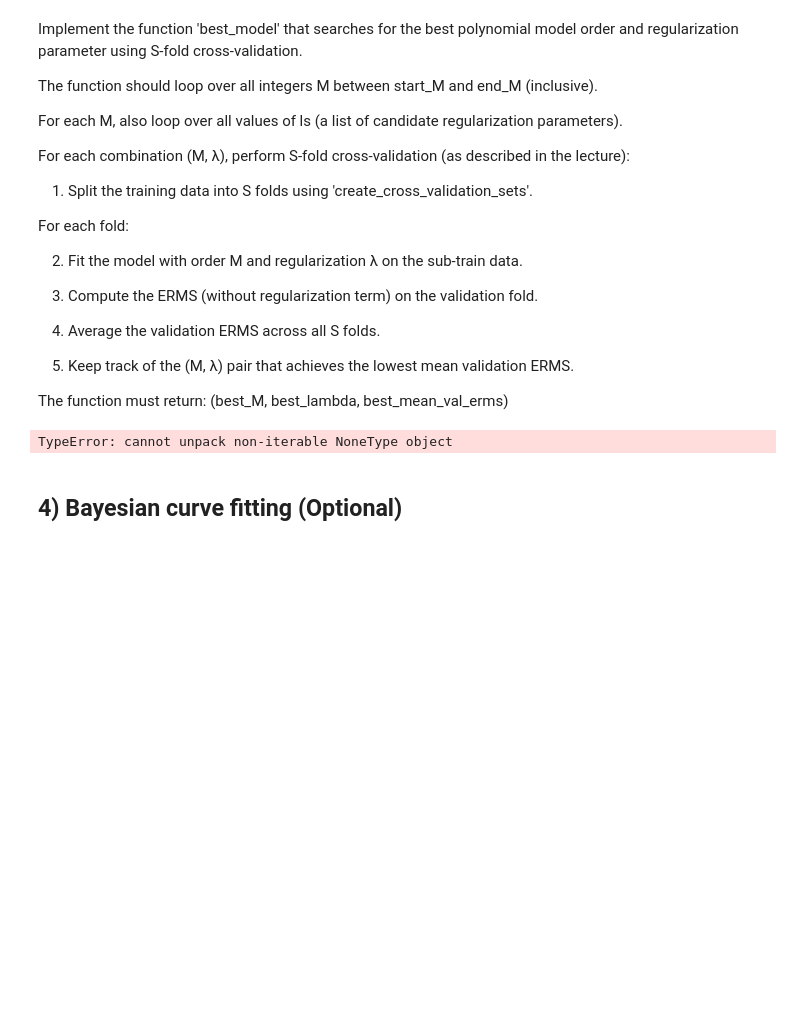
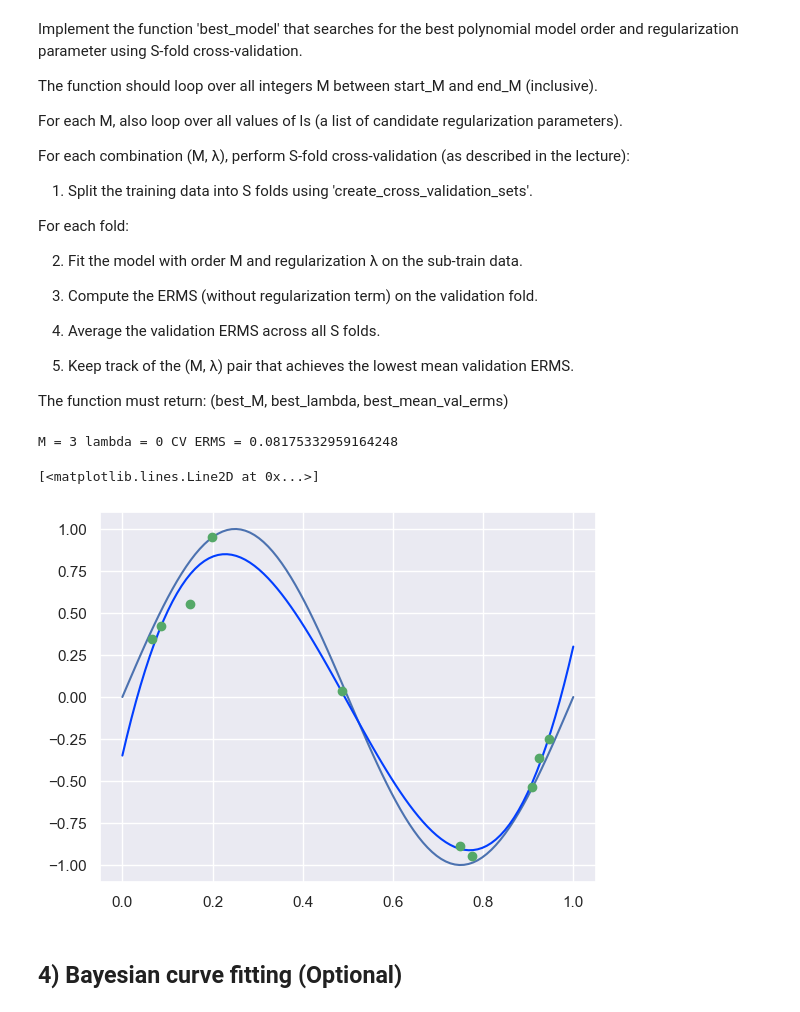
Before and after one commit to fglima04/AU-SLML2025-Weekly-Programming-Exercises-Fork, a Jupyter notebook: Exercises/02-polynomial-curve-fitting-and-decision-theory/exercise-2.ipynb, the cells around one changed output. Drawn from its saved outputs; the diff is of its cells as text; code cells hidden in the pictures; blank space fills up the shorter version.

```diff
--- a/Exercises/02-polynomial-curve-fitting-and-decision-theory/exercise-2.ipynb
+++ b/Exercises/02-polynomial-curve-fitting-and-decision-theory/exercise-2.ipynb
@@ -313,28 +339,44 @@ For each fold:
 The function must return: (best_M, best_lambda, best_mean_val_erms)
 # %%
 def best_model(start_M, end_M, ls, sets):
-    """
-    Grid-search over M in [start_M, end_M] and lambdas in ls using the
-    provided cross-validation 'sets' (list of (x_sub, y_sub, x_val, y_val)).
+    best_mean_val_erms = float('inf')
+    best_M = None
+    best_lambda = None
 
-    Returns:
-        (best_M, best_lambda, best_mean_val_erms)
-    """
-    pass
+    for M in range(start_M, end_M + 1):
+        for lam in ls:
+            fold_erms = []
+            for x_sub_train, y_sub_train, x_val, y_val in sets:
 
+                weights = optimial_weights_regularization(x_sub_train, y_sub_train, M, lam)
+
+                y_pred = linear(x_val, weights)
+
+                fold_erms.append(erms(weights, x_val, y_val))
+
+            mean_val_erms = np.mean(fold_erms)
+
+            if mean_val_erms < best_mean_val_erms:
+                best_mean_val_erms = mean_val_erms
+                best_M = M
+                best_lambda = lam
+
+    return best_M, best_lambda, best_mean_val_erms
 
 # Use the ORIGINAL training set to build CV folds
 sets = create_cross_validation_sets(10, x_train, y_train)
 
 M, l, r = best_model(0, 9, [0, exp(-18), exp(-5), exp(0)], sets)
 print('M =', M, 'lambda =', l, 'CV ERMS =', r)
 
 # Retrain on full training set with the chosen hyperparams, then plot/predict
 plt.plot(x_test, y_test, '-b')
 plt.plot(x_test, [linear(x, optimial_weights_regularization(x_train, y_train, M, l)) for x in x_test], '-')
 plt.plot(x_train, y_train, 'og')
 # %% [output]
-TypeError: cannot unpack non-iterable NoneType object
+M = 3 lambda = 0 CV ERMS = 0.08175332959164248
+[<matplotlib.lines.Line2D at 0x...>]
+[figure, added]
 # %% [markdown]
 ## 4) Bayesian curve fitting (Optional)
 # %% [markdown]
```
Also changed, not shown: parts of 2 cells of this notebook.
